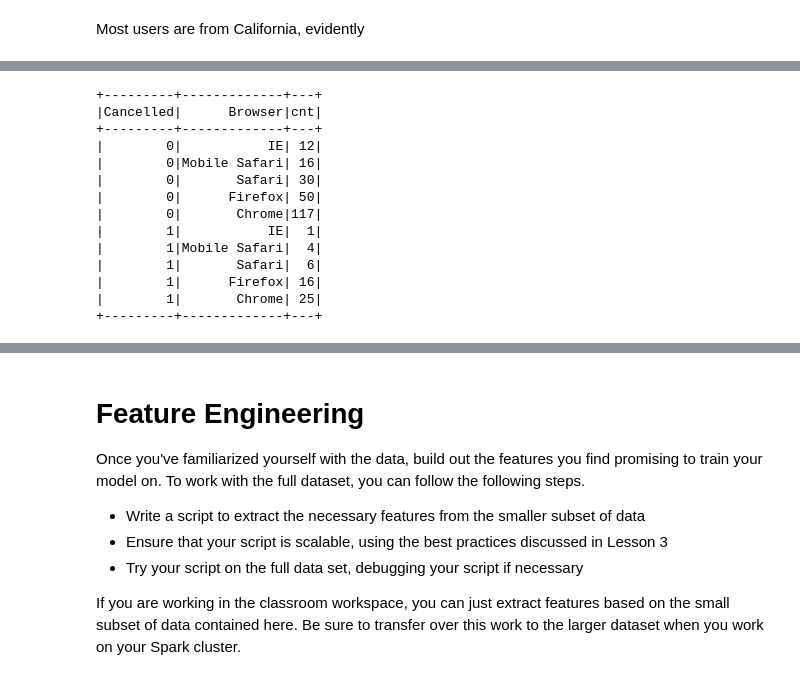
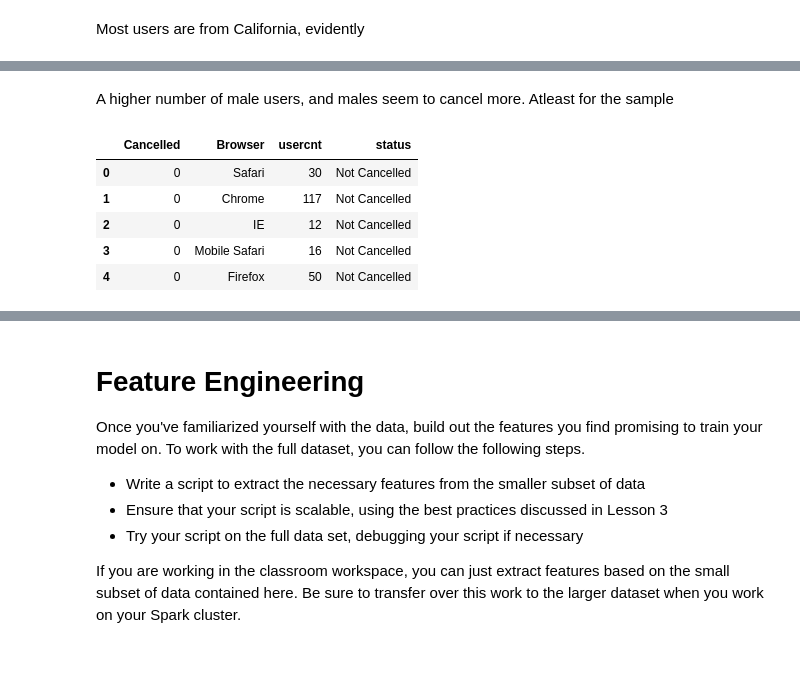
Before and after one commit to adityanawal/Sparkify, a Jupyter notebook: Sparkify.ipynb, the cells around one changed output, grey strips where cells are left out. Drawn from its saved outputs; the diff is of its cells as text; code cells hidden in the pictures.

```diff
--- a/Sparkify.ipynb
+++ b/Sparkify.ipynb
@@ -310,24 +334,21 @@ A higher number of male users, but the cancellations dont seem to be influenced
+# %% [markdown]
+A higher number of male users, and males seem to cancel more. Atleast for the sample
 # %%
 #by browser
-spark.sql('''
-        SELECT Cancelled, Browser, COUNT(DISTINCT userId) AS cnt
+browser = spark.sql('''
+        SELECT Cancelled, Browser, COUNT(DISTINCT userId) AS usercnt,
+        CASE WHEN Cancelled = 1 THEN "Cancelled" ELSE "Not Cancelled" END AS status
         FROM spark_table
         GROUP BY Cancelled, Browser
         ORDER BY Cancelled
         '''
-        ).show()
+        ).toPandas()
+
+browser.head()
 # %% [output]
-+---------+-------------+---+
-|Cancelled|      Browser|cnt|
-+---------+-------------+---+
-|        0|           IE| 12|
-|        0|Mobile Safari| 16|
-|        0|       Safari| 30|
-|        0|      Firefox| 50|
-|        0|       Chrome|117|
-|        1|           IE|  1|
-|        1|Mobile Safari|  4|
-|        1|       Safari|  6|
-|        1|      Firefox| 16|
-|        1|       Chrome| 25|
-+---------+-------------+---+
+|  | Cancelled | Browser | usercnt | status |
+| 0 | 0 | Safari | 30 | Not Cancelled |
+| 1 | 0 | Chrome | 117 | Not Cancelled |
+| 2 | 0 | IE | 12 | Not Cancelled |
+| 3 | 0 | Mobile Safari | 16 | Not Cancelled |
+| 4 | 0 | Firefox | 50 | Not Cancelled |
```
Also changed, not shown: parts of 14 cells of this notebook.
